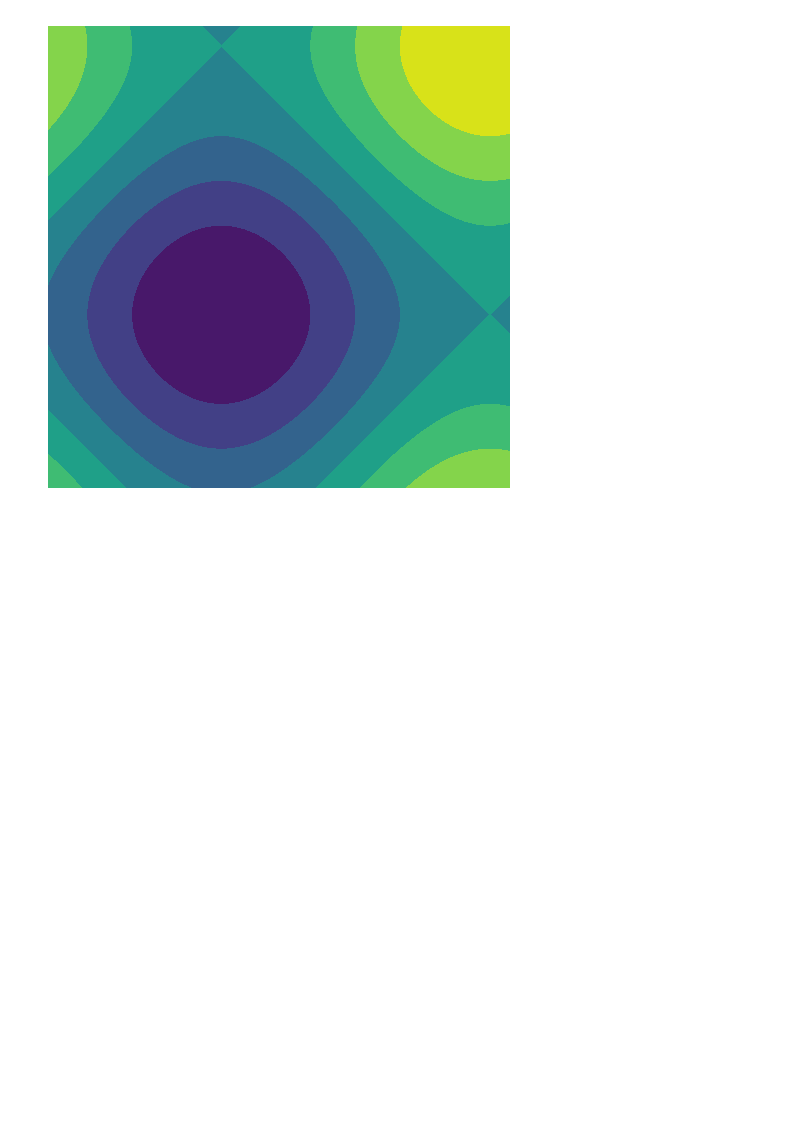
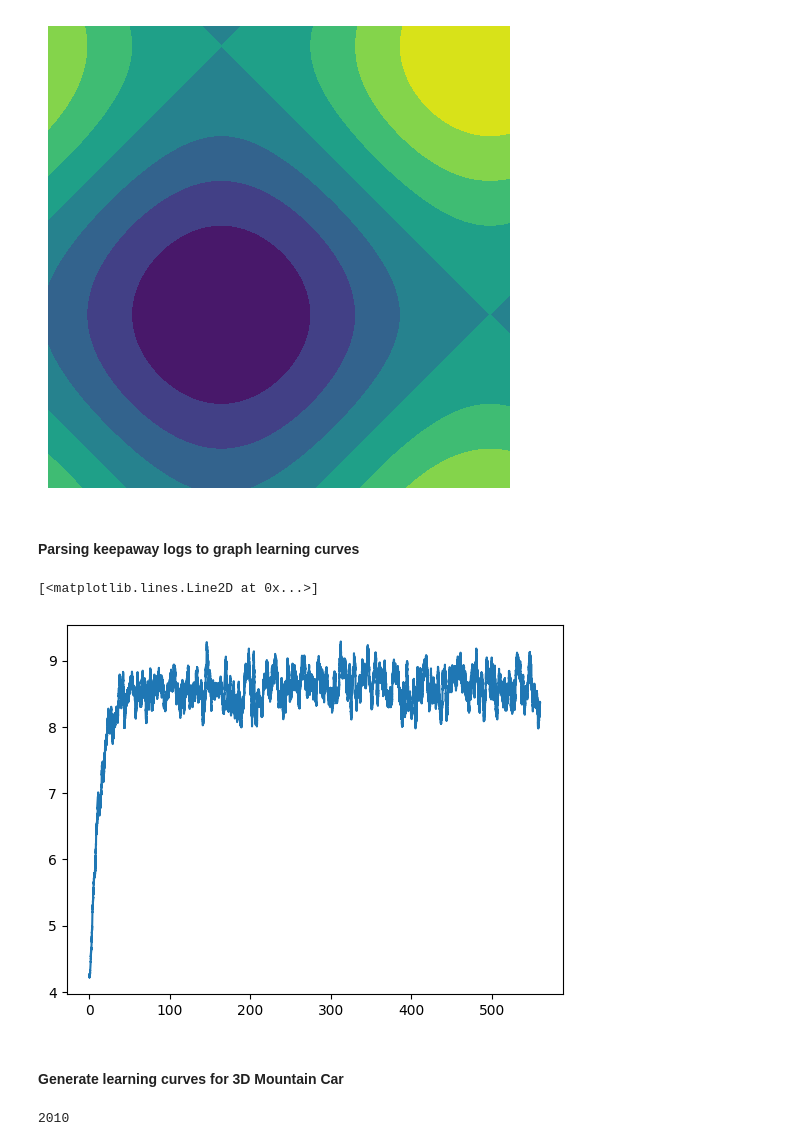
Before and after one commit to duyminh1998/GAME, a Jupyter notebook: notebooks/nb.ipynb, the cells around one changed output. Saved outputs shown, nothing was run; the diff lists cells and outputs as text; code cells hidden in the pictures; blank space fills up the shorter version.

Commit message:
add training scripts, finalize EA

```diff
--- a/notebooks/nb.ipynb
+++ b/notebooks/nb.ipynb
@@ -21,3 +21,12 @@ plt.axis('off')
 plt.savefig('3d_mountain_car_surf.png', dpi=my_dpi, bbox_inches='tight')
 # %% [output]
 [figure]
+# %% [markdown]
+#### Parsing keepaway logs to graph learning curves
+# %%
+from GAME.utils.config import config
+import pandas as pd
+import numpy as np
+import matplotlib.pyplot as plt
+
+config_data = config()
@@ -23,0 +112,23 @@ plt.savefig('3d_mountain_car_surf.png', dpi=my_dpi, bbox_inches='tight')
+# %%
+kwy_3v2_folder_path = config_data['logs_path'] + 'initial_3v2_training_11052022\\'
+first_3v2_train_kwy = kwy_3v2_folder_path + '202211031646-UbuntuXenial.kwy'
+second_3v2_train_kwy = kwy_3v2_folder_path + '202211051648-UbuntuXenial.kwy'
+
+kwy_4v3_folder_path = config_data['logs_path'] + 'initial_4v3_training_11052022\\'
+first_4v3_train_kwy = kwy_4v3_folder_path + '202211031855-UbuntuXenial.kwy'
+second_4v3_train_kwy = kwy_4v3_folder_path + '202211051650-UbuntuXenial.kwy'
+
+kwy_path = second_4v3_train_kwy
+kwy_paths = [first_4v3_train_kwy]
+# %%
+window_size = 900
+alpha = 1
+coarse = 1
+output_X, output_Y = generate_keepaway_learning_curves(kwy_paths, window_size, alpha, coarse)
+# %%
+plt.plot(output_X, output_Y)
+# %% [output]
+[<matplotlib.lines.Line2D at 0x...>]
+[figure, added]
+# %% [markdown]
+#### Generate learning curves for 3D Mountain Car
@@ -23,0 +151,4 @@ plt.savefig('3d_mountain_car_surf.png', dpi=my_dpi, bbox_inches='tight')
+# %%
+len(df_by_trial)
+# %% [output]
+2010
```
Also changed, not shown: parts of 15 cells of this notebook, 18 other files.
